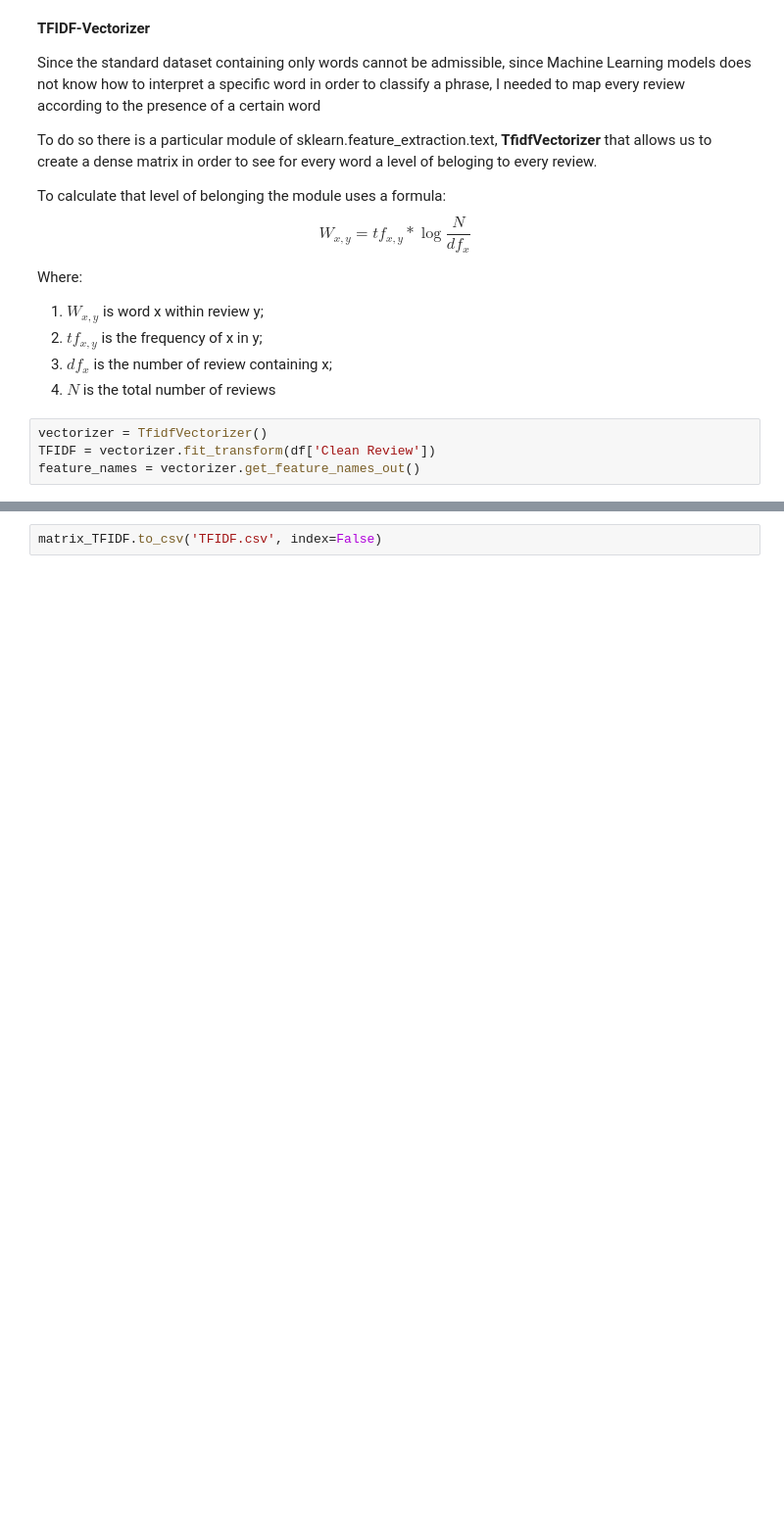
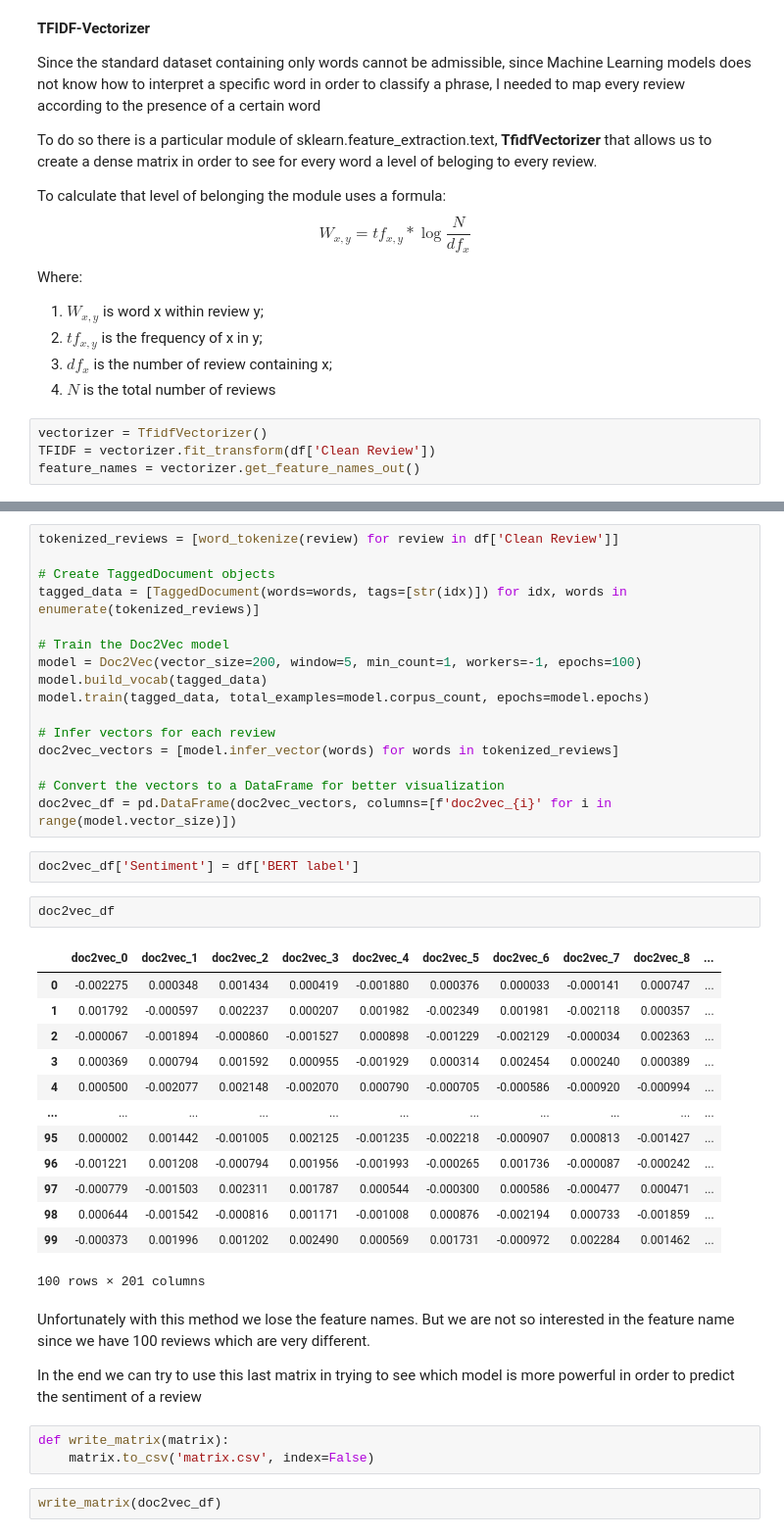
Before and after one commit to riccardo-borgo/Sentiment-Analysis-Amazon, a Jupyter notebook: sentiment_analysis.ipynb, the cells around one changed output, grey strips where cells are left out. Shown at 98% size. Drawn from its saved outputs; the diff is of its cells as text; blank space fills up the shorter version.

```diff
--- a/sentiment_analysis.ipynb
+++ b/sentiment_analysis.ipynb
@@ -433,2 +457,43 @@ matrix_TFIDF['Sentiment'] = df['Sentiment from VADER']
+# %%
+tokenized_reviews = [word_tokenize(review) for review in df['Clean Review']]
+
+# Create TaggedDocument objects
+tagged_data = [TaggedDocument(words=words, tags=[str(idx)]) for idx, words in enumerate(tokenized_reviews)]
+
+# Train the Doc2Vec model
+model = Doc2Vec(vector_size=200, window=5, min_count=1, workers=-1, epochs=100)
+model.build_vocab(tagged_data)
+model.train(tagged_data, total_examples=model.corpus_count, epochs=model.epochs)
+
+# Infer vectors for each review
+doc2vec_vectors = [model.infer_vector(words) for words in tokenized_reviews]
+
+# Convert the vectors to a DataFrame for better visualization
+doc2vec_df = pd.DataFrame(doc2vec_vectors, columns=[f'doc2vec_{i}' for i in range(model.vector_size)])
+# %%
+doc2vec_df['Sentiment'] = df['BERT label']
+# %%
+doc2vec_df
+# %% [output]
+|  | doc2vec_0 | doc2vec_1 | doc2vec_2 | doc2vec_3 | doc2vec_4 | doc2vec_5 | doc2vec_6 | doc2vec_7 | doc2vec_8 | ... |
+| 0 | -0.002275 | 0.000348 | 0.001434 | 0.000419 | -0.001880 | 0.000376 | 0.000033 | -0.000141 | 0.000747 | ... |
+| 1 | 0.001792 | -0.000597 | 0.002237 | 0.000207 | 0.001982 | -0.002349 | 0.001981 | -0.002118 | 0.000357 | ... |
+| 2 | -0.000067 | -0.001894 | -0.000860 | -0.001527 | 0.000898 | -0.001229 | -0.002129 | -0.000034 | 0.002363 | ... |
+| 3 | 0.000369 | 0.000794 | 0.001592 | 0.000955 | -0.001929 | 0.000314 | 0.002454 | 0.000240 | 0.000389 | ... |
+| 4 | 0.000500 | -0.002077 | 0.002148 | -0.002070 | 0.000790 | -0.000705 | -0.000586 | -0.000920 | -0.000994 | ... |
+| ... | ... | ... | ... | ... | ... | ... | ... | ... | ... | ... |
+| 95 | 0.000002 | 0.001442 | -0.001005 | 0.002125 | -0.001235 | -0.002218 | -0.000907 | 0.000813 | -0.001427 | ... |
+| 96 | -0.001221 | 0.001208 | -0.000794 | 0.001956 | -0.001993 | -0.000265 | 0.001736 | -0.000087 | -0.000242 | ... |
+| 97 | -0.000779 | -0.001503 | 0.002311 | 0.001787 | 0.000544 | -0.000300 | 0.000586 | -0.000477 | 0.000471 | ... |
+| 98 | 0.000644 | -0.001542 | -0.000816 | 0.001171 | -0.001008 | 0.000876 | -0.002194 | 0.000733 | -0.001859 | ... |
+| 99 | -0.000373 | 0.001996 | 0.001202 | 0.002490 | 0.000569 | 0.001731 | -0.000972 | 0.002284 | 0.001462 | ... |
+100 rows × 201 columns
+# %% [markdown]
+Unfortunately with this method we lose the feature names. But we are not so interested in the feature name since we have 100 reviews which are very different.
+
+In the end we can try to use this last matrix in trying to see which model is more powerful in order to predict the sentiment of a review
 # %%
-matrix_TFIDF.to_csv('TFIDF.csv', index=False)
+def write_matrix(matrix):
+    matrix.to_csv('matrix.csv', index=False)
+# %%
+write_matrix(doc2vec_df)
```
Also changed, not shown: parts of 19 cells of this notebook, 1 other file.
